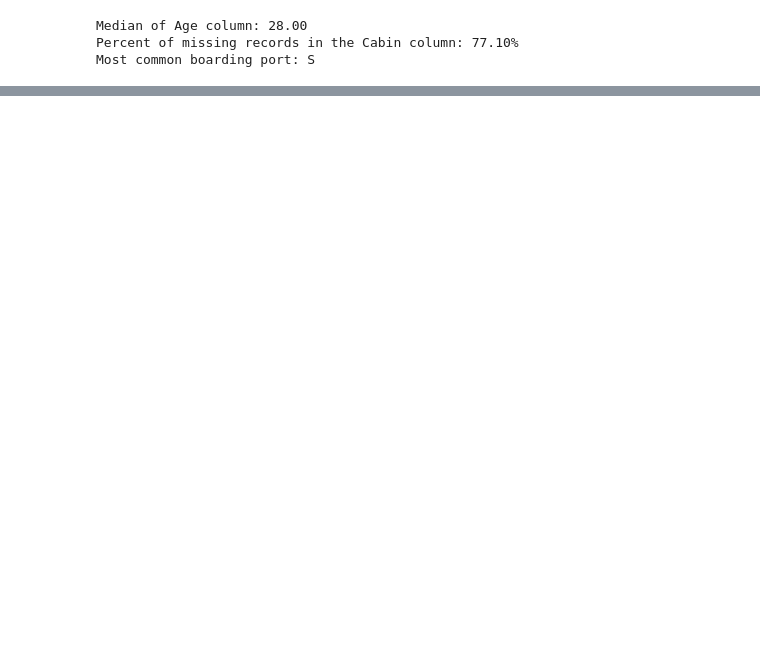
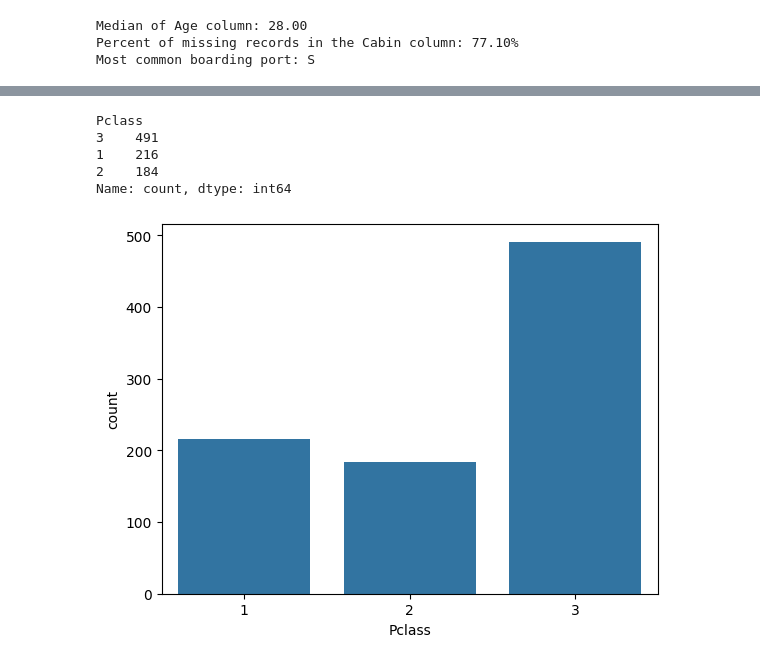
Before and after one commit to mariamkg00/ml-in-python, a Jupyter notebook: medium_ml/logistic_reg.ipynb, the cells around one changed output, grey strips where cells are left out. Cells and saved outputs as stored; diff of their text form; code cells hidden in the pictures; blank space fills up the shorter version.

```diff
--- a/medium_ml/logistic_reg.ipynb
+++ b/medium_ml/logistic_reg.ipynb
@@ -64,0 +174,18 @@ titanic.drop('Cabin', axis=1, inplace=True)
+# %%
+# count of passengers based on Pclass
+
+sns.countplot(x ='Pclass', data = titanic)
+titanic['Pclass'].value_counts()
+
+
+
+# Number of passengers belonging to 3rd class is 491, number of passengers
+# belonging to 1st class is 216, and number of passengers belonging to second
+# 184.
+# %% [output]
+Pclass
+3    491
+1    216
+2    184
+Name: count, dtype: int64
+[figure, added]
```
Also changed, not shown: parts of 34 cells of this notebook.
